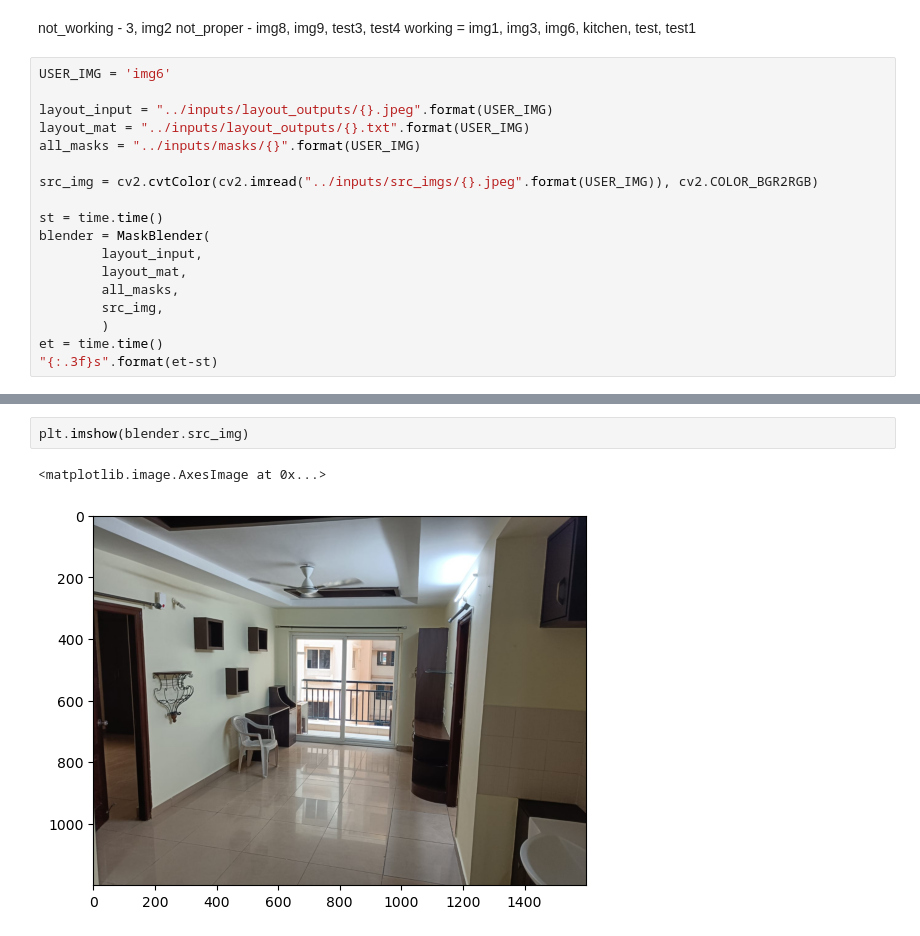
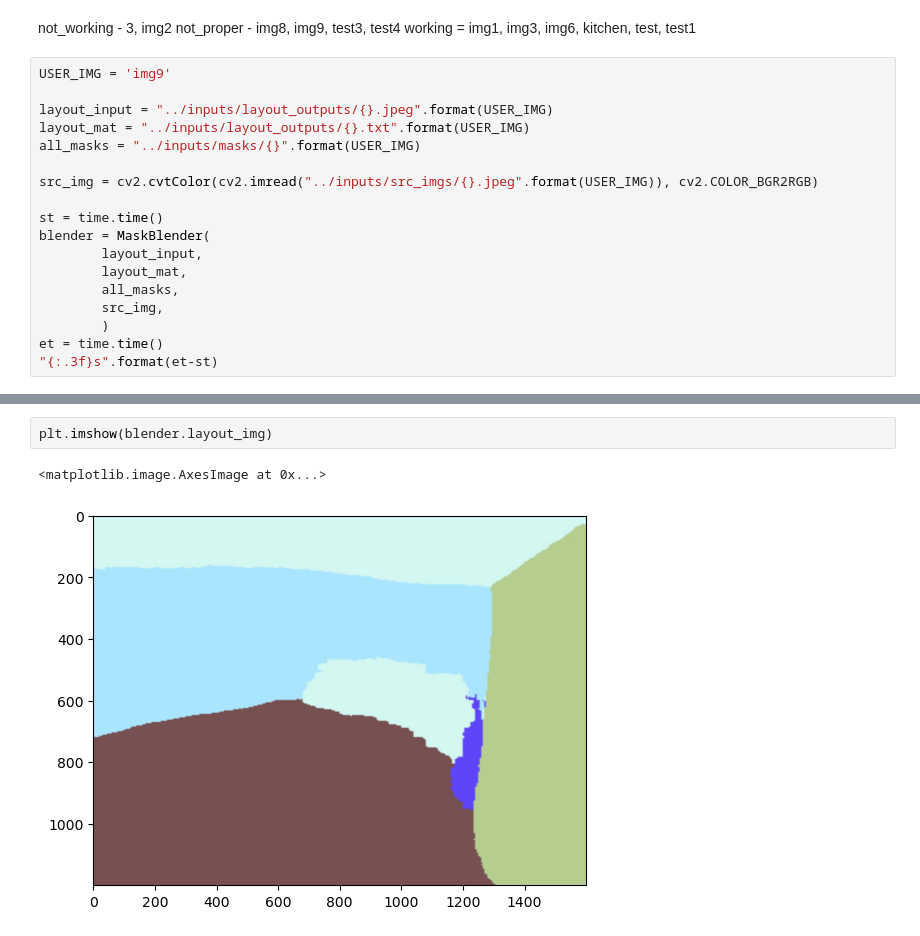
Before and after one commit to Karan-00-11/mfs, a Jupyter notebook: overlaying/overlayer.ipynb, the cells around one changed output, grey strips where cells are left out. Saved outputs shown, nothing was run; the diff lists cells and outputs as text.

```diff
--- a/overlaying/overlayer.ipynb
+++ b/overlaying/overlayer.ipynb
@@ -359,7 +369,7 @@ not_working - 3, img2
 not_proper - img8, img9, test3, test4
 working = img1, img3, img6, kitchen, test, test1
 # %%
-USER_IMG = 'img6'
+USER_IMG = 'img9'
 
 layout_input = "../inputs/layout_outputs/{}.jpeg".format(USER_IMG)
 layout_mat = "../inputs/layout_outputs/{}.txt".format(USER_IMG)
@@ -428,5 +438,5 @@ plt.imshow(blender.final_out)
 # %%
-plt.imshow(blender.src_img)
+plt.imshow(blender.layout_img)
 # %% [output]
 <matplotlib.image.AxesImage at 0x...>
-[figure, old version]
+[figure, new version]
```
Also changed, not shown: parts of 6 cells of this notebook.
